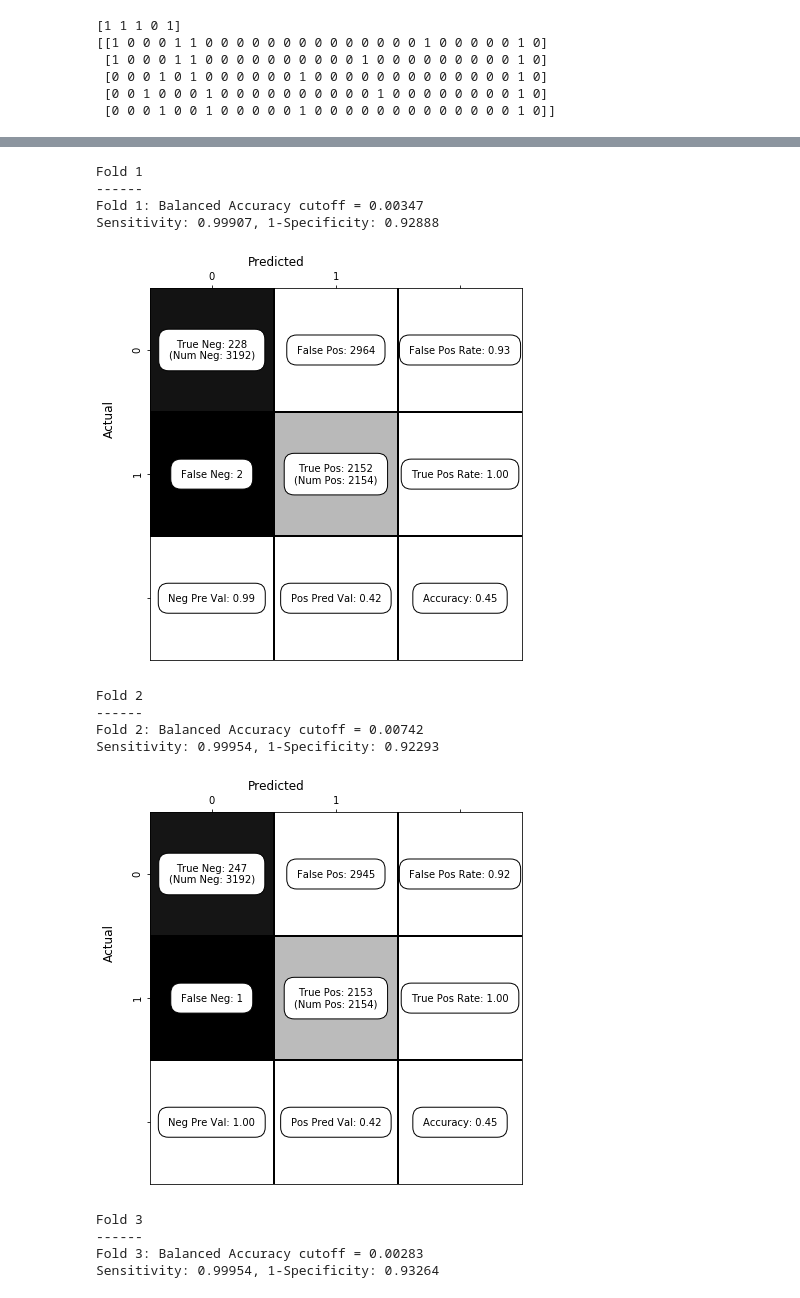
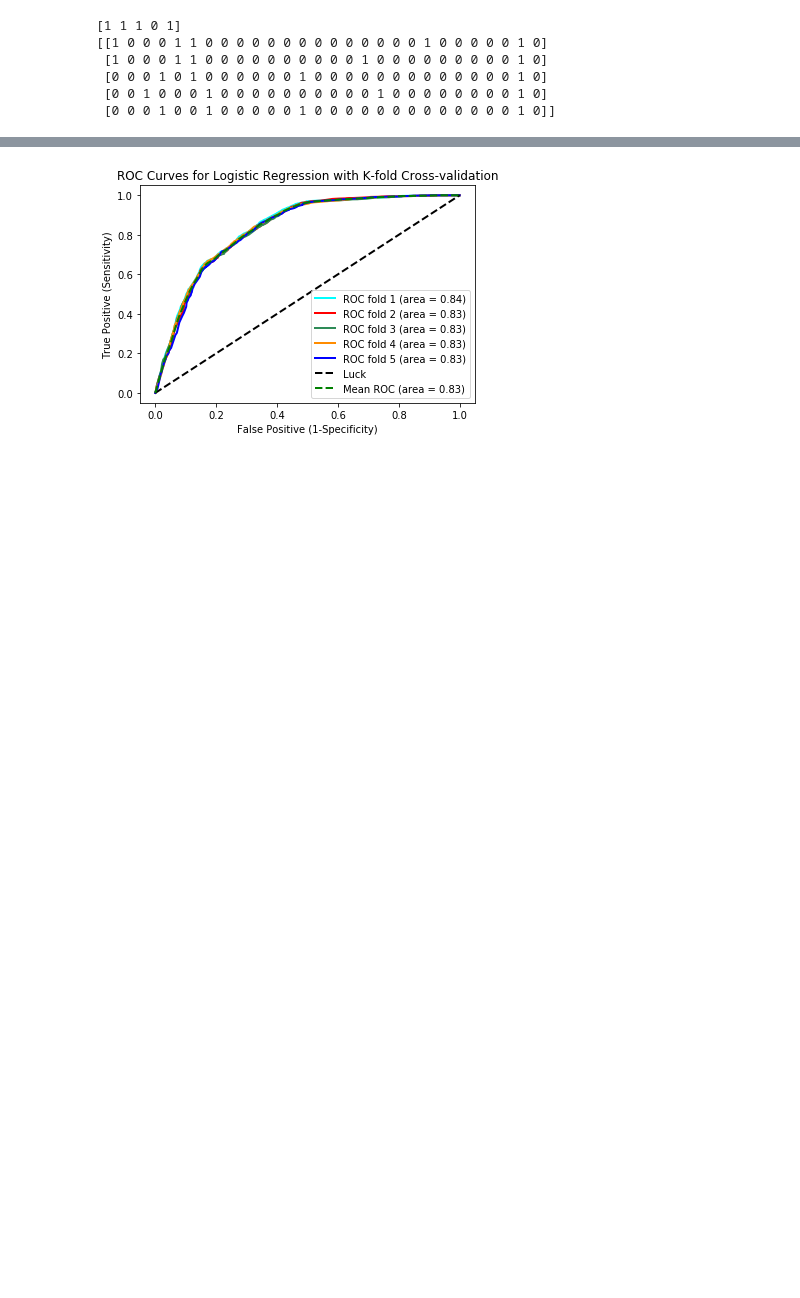
Before and after one commit to jbonfardeci/austin-animal-shelter-model, a Jupyter notebook: itsm601_project_2018.ipynb, the cells around one changed output, grey strips where cells are left out. Drawn from its saved outputs; the diff is of its cells as text; code cells hidden in the pictures; blank space fills up the shorter version.

```diff
--- a/itsm601_project_2018.ipynb
+++ b/itsm601_project_2018.ipynb
@@ -406,7 +406,7 @@ for (train, test) in cv.split(X, y):
     #mean_accuracy += accuracy
     #print "Mean Accuracy of LDA Fold %d = %0.5f" % (i+1, accuracy)
 
-    output_cutoffs(i, tpr, fpr, thresholds, prob)
+    #output_cutoffs(i, tpr, fpr, thresholds, prob)
 
     if output_data_to_excel:
         output_excel('lda-fold-%d-test' % (i+1), prob, X[test], y[test], predicted, 'TestSet%d' % (i+1))
@@ -471,45 +446,32 @@ for (train, test) in cv.split(X, y):
     # Compute ROC curve and area the curve
     # fpr = false positive rate (1-specificity)
     # tpr = true positive rate (sensitivity)
     fpr, tpr, thresholds = roc_curve(y[test], prob[:, 1]) # returns <type 'numpy.ndarray'> x 3
 
     # add mean Sensitivity
     mean_tpr += interp(mean_fpr, fpr, tpr)
     mean_tpr[0] = 0.0
 
     # get Area Under Curve
     roc_auc = auc(fpr, tpr)
 
     #accuracy = logreg.score(X[test], y[test])
     #print "Mean Accuracy of Log Reg Fold %d is %0.5f" % (i+1, accuracy)
     #mean_accuracy += accuracy
 
-    output_cutoffs(i, tpr, fpr, thresholds, prob)
+    #output_cutoffs(i, tpr, fpr, thresholds, prob)
 
     if output_data_to_excel:
         output_excel('logit-fold-%d-test' % (i+1), prob, X[test], y[test], predicted, 'TestSet%d' % (i+1))
         output_excel('logit-fold-%d-train' % (i+1), lda.predict_proba(X[train]), X[train], y[train], train_predicted, 'TrainSet%d' % (i+1))
         output_roc('logit-roc-fold-%d-test'%(i+1), 'TestSet%d'%(i+1), tpr, fpr, thresholds)
     # /if...
 
     kfolds.append([tpr, fpr])
     i += 1
 #/for (train, test)...
 
 show_roc(kfolds, mean_tpr, mean_fpr, 'ROC Curves for Logistic Regression with K-fold Cross-validation')
 #print "\r\nMean Accuracy of Log Reg is %0.5f.\r\n" % (mean_accuracy/num_cv)
 # %% [output]
-Fold 1
-------
-Fold 1: Balanced Accuracy cutoff = 0.00347
-Sensitivity: 0.99907, 1-Specificity: 0.92888
-[figure, old version]
+[figure, new version]
-Fold 2
-------
-Fold 2: Balanced Accuracy cutoff = 0.00742
-Sensitivity: 0.99954, 1-Specificity: 0.92293
-[figure, removed]
-Fold 3
-------
-Fold 3: Balanced Accuracy cutoff = 0.00283
-Sensitivity: 0.99954, 1-Specificity: 0.93264
```
Also changed, not shown: parts of 3 cells of this notebook.
